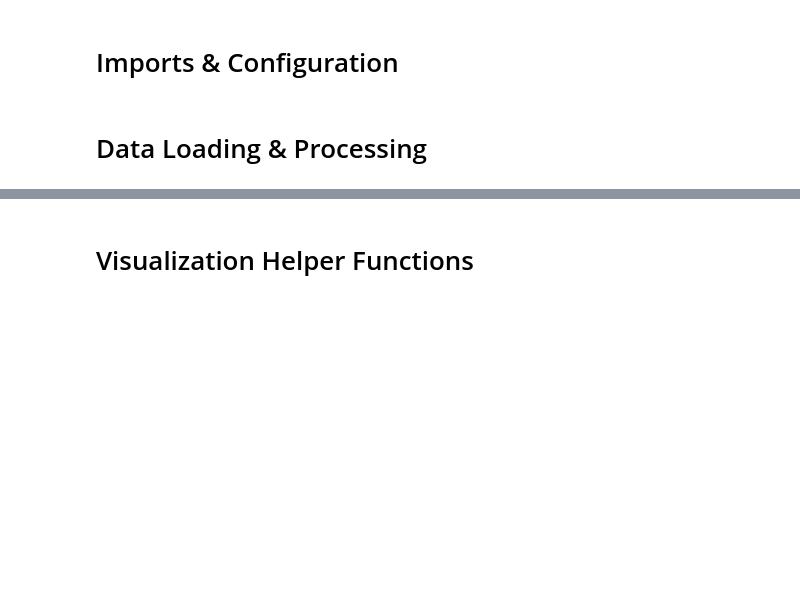
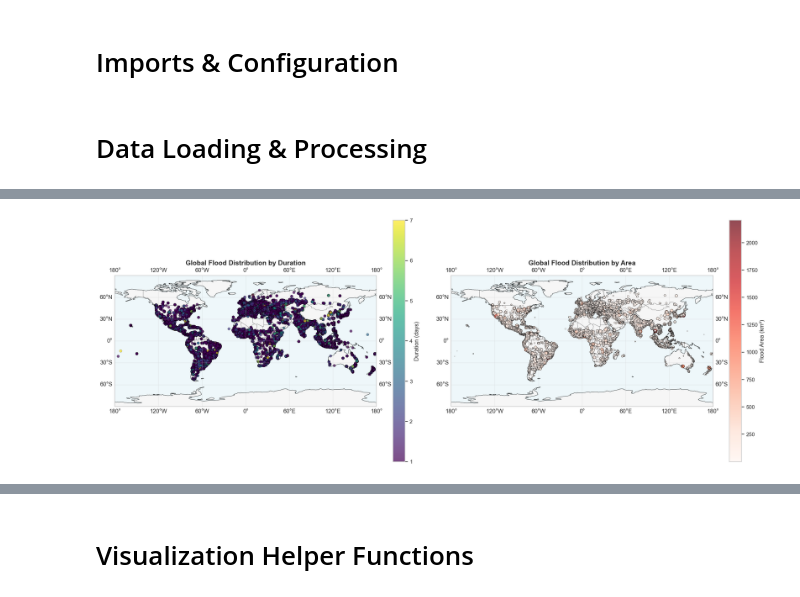
Before and after one commit to raznuss/global_urban_flood_database, a Jupyter notebook: chronicle/chronicle_GHSL_intersect.ipynb, the cells around one changed output, grey strips where cells are left out. Drawn from its saved outputs; the diff is of its cells as text; code cells hidden in the pictures; blank space fills up the shorter version.

```diff
--- a/chronicle/chronicle_GHSL_intersect.ipynb
+++ b/chronicle/chronicle_GHSL_intersect.ipynb
@@ -237,0 +299,43 @@ plt.show()
+# %%
+# Create global distribution maps
+fig = plt.figure(figsize=(20, 12))
+
+# Map 1: Distribution by duration
+ax1 = fig.add_subplot(1, 2, 1, projection=ccrs.PlateCarree())
+ax1.set_global()
+ax1.add_feature(cfeature.COASTLINE, linewidth=0.5)
+ax1.add_feature(cfeature.BORDERS, linewidth=0.3)
+ax1.add_feature(cfeature.LAND, alpha=0.2, color='lightgray')
+ax1.add_feature(cfeature.OCEAN, alpha=0.2, color='lightblue')
+
+scatter1 = ax1.scatter(lons, lats, c=durations, s=30, alpha=0.7,
+                      cmap='viridis', transform=ccrs.PlateCarree(),
+                      edgecolors='black', linewidth=0.3)
+ax1.set_title('Global Flood Distribution by Duration', fontsize=14, fontweight='bold')
+ax1.gridlines(draw_labels=True, alpha=0.3)
+
+cbar1 = plt.colorbar(scatter1, ax=ax1, shrink=0.6, pad=0.05)
+cbar1.set_label('Duration (days)', fontsize=12)
+
+# Map 2: Distribution by area
+ax2 = fig.add_subplot(1, 2, 2, projection=ccrs.PlateCarree())
+ax2.set_global()
+ax2.add_feature(cfeature.COASTLINE, linewidth=0.5)
+ax2.add_feature(cfeature.BORDERS, linewidth=0.3)
+ax2.add_feature(cfeature.LAND, alpha=0.2, color='lightgray')
+ax2.add_feature(cfeature.OCEAN, alpha=0.2, color='lightblue')
+
+sizes = np.log10(areas_array + 1) * 15
+scatter2 = ax2.scatter(lons, lats, c=areas_array, s=sizes, alpha=0.7,
+                      cmap='Reds', transform=ccrs.PlateCarree(),
+                      edgecolors='black', linewidth=0.3)
+ax2.set_title('Global Flood Distribution by Area', fontsize=14, fontweight='bold')
+ax2.gridlines(draw_labels=True, alpha=0.3)
+
+cbar2 = plt.colorbar(scatter2, ax=ax2, shrink=0.6, pad=0.05)
+cbar2.set_label('Flood Area (km²)', fontsize=12)
+
+plt.tight_layout()
+plt.show()
+# %% [output]
+[figure, added]
```
Also changed, not shown: parts of 15 cells of this notebook.
